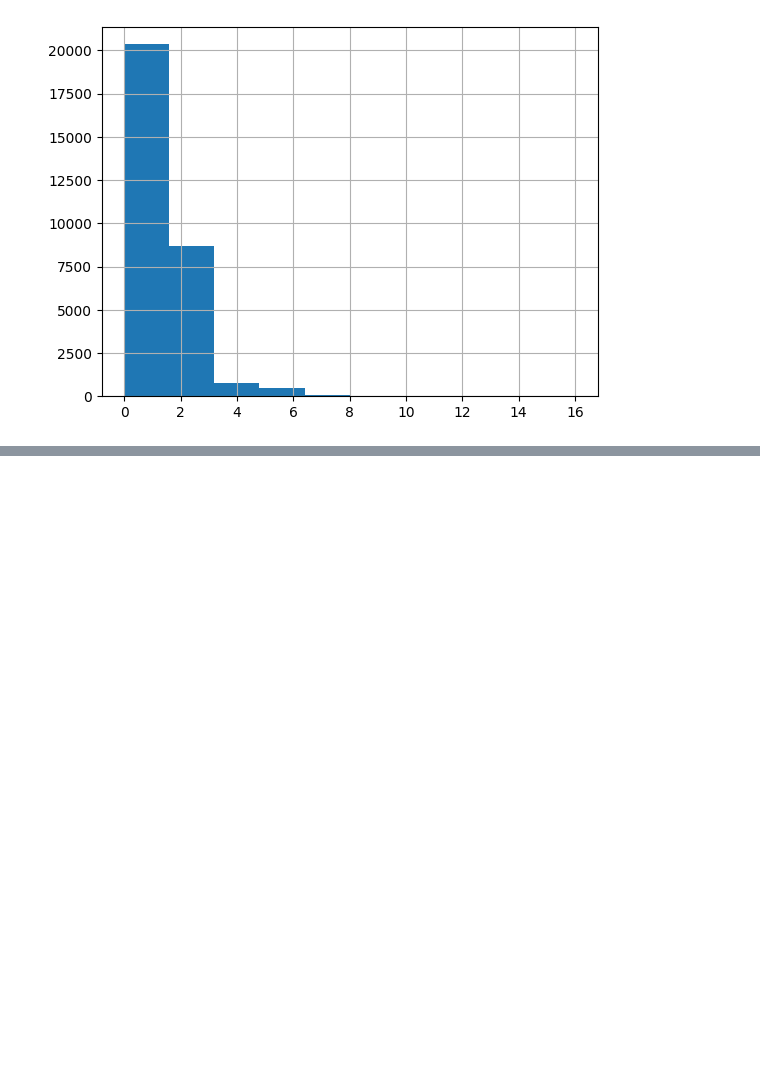
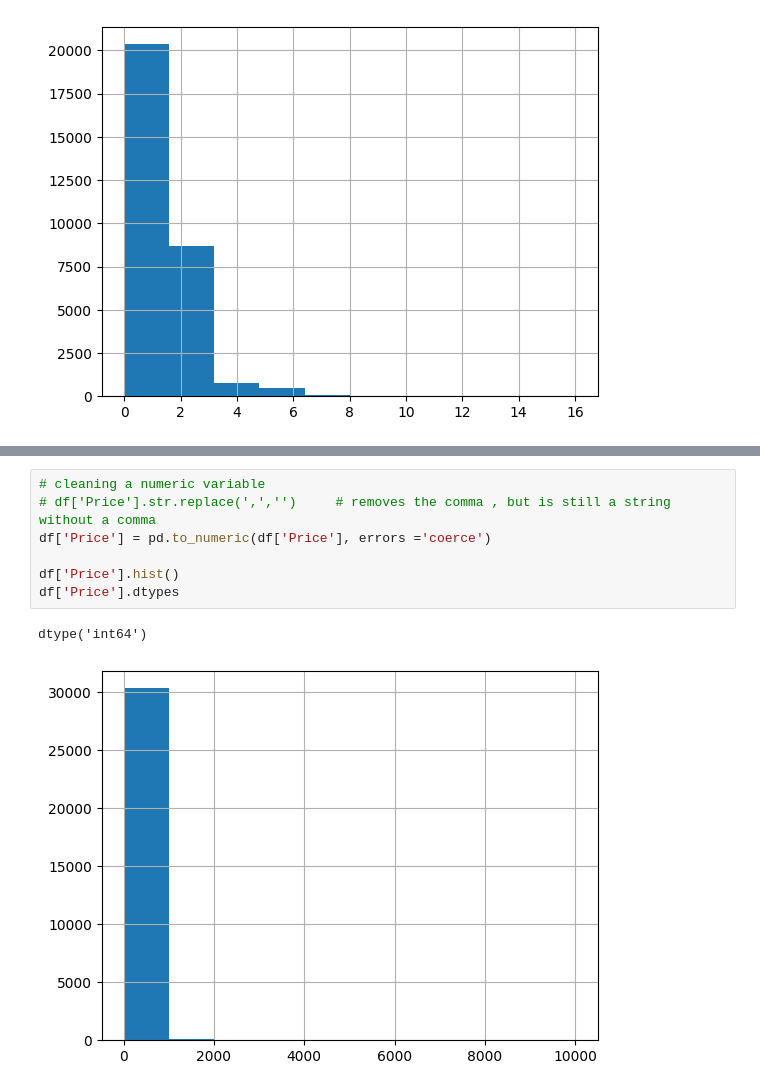
Before and after one commit to AngelikaBaloy/scratchpad, a Jupyter notebook: ds3001_1_20.ipynb, the cells around one changed output, grey strips where cells are left out. Cells and saved outputs as stored; diff of their text form; blank space fills up the shorter version.

```diff
--- a/ds3001_1_20.ipynb
+++ b/ds3001_1_20.ipynb
@@ -99,0 +118,10 @@ df['Beds'].hist()
+# %%
+# cleaning a numeric variable
+# df['Price'].str.replace(',','')     # removes the comma , but is still a string without a comma
+df['Price'] = pd.to_numeric(df['Price'], errors ='coerce')
+
+df['Price'].hist()
+df['Price'].dtypes
+# %% [output]
+dtype('int64')
+[figure, added]
```
Also changed, not shown: parts of 17 cells of this notebook.
